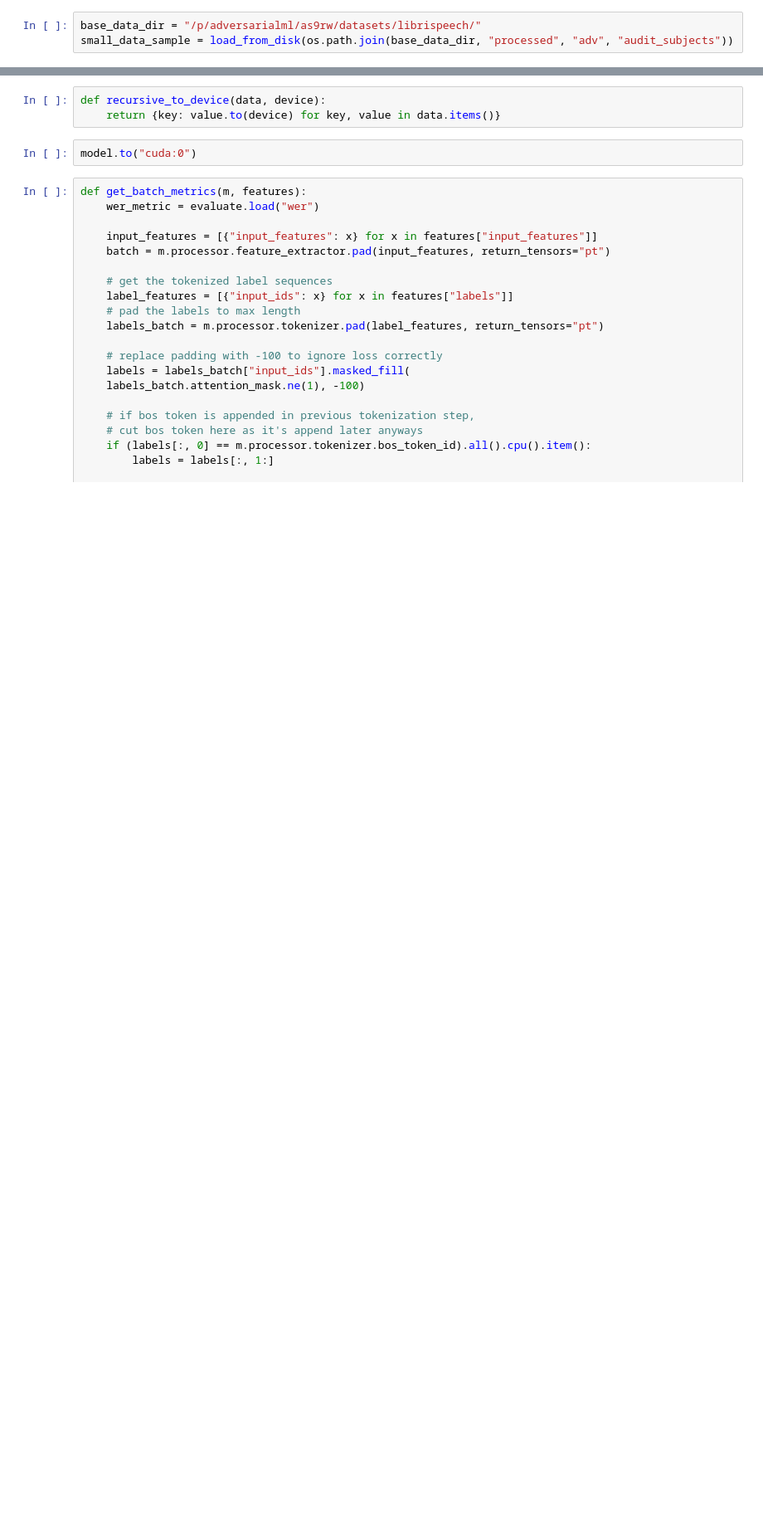
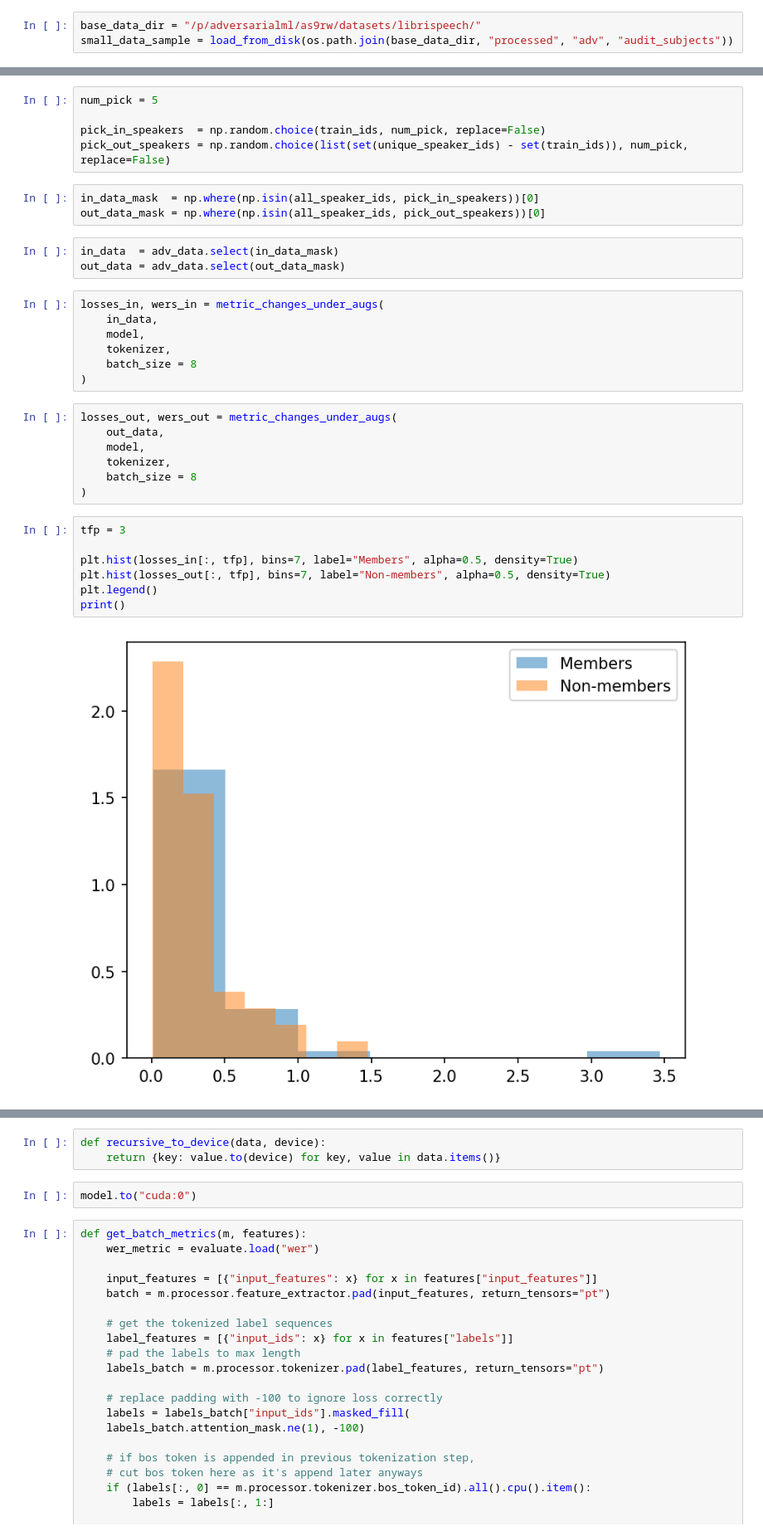
Before and after one commit to iamgroot42/propertyinference, a Jupyter notebook: experiments/libri_explore.ipynb, the cells around one changed output, grey strips where cells are left out. Shown: that part at 83% size. Cells and saved outputs as stored; diff of their text form; blank space fills up the shorter version.

```diff
--- a/experiments/libri_explore.ipynb
+++ b/experiments/libri_explore.ipynb
@@ -196,0 +151,34 @@ subset_nonmembers = pick_speakers(non_members, num_pick)
+# %%
+num_pick = 5
+
+pick_in_speakers  = np.random.choice(train_ids, num_pick, replace=False)
+pick_out_speakers = np.random.choice(list(set(unique_speaker_ids) - set(train_ids)), num_pick, replace=False)
+# %%
+in_data_mask  = np.where(np.isin(all_speaker_ids, pick_in_speakers))[0]
+out_data_mask = np.where(np.isin(all_speaker_ids, pick_out_speakers))[0]
+# %%
+in_data  = adv_data.select(in_data_mask)
+out_data = adv_data.select(out_data_mask)
+# %%
+losses_in, wers_in = metric_changes_under_augs(
+    in_data,
+    model,
+    tokenizer,
+    batch_size = 8
+)
+# %%
+losses_out, wers_out = metric_changes_under_augs(
+    out_data,
+    model,
+    tokenizer,
+    batch_size = 8
+)
+# %%
+tfp = 3
+
+plt.hist(losses_in[:, tfp], bins=7, label="Members", alpha=0.5, density=True)
+plt.hist(losses_out[:, tfp], bins=7, label="Non-members", alpha=0.5, density=True)
+plt.legend()
+print()
+# %% [output]
+[figure, added]
```
Also changed, not shown: parts of 32 cells of this notebook, 2 other files.
